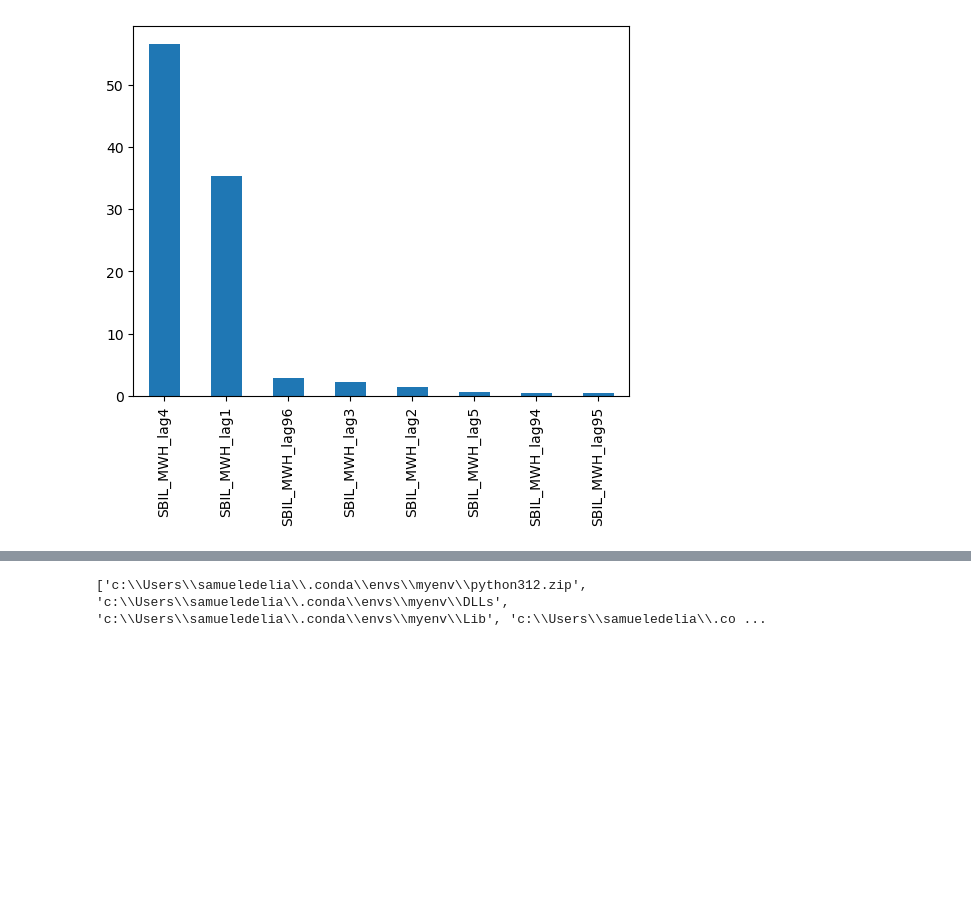
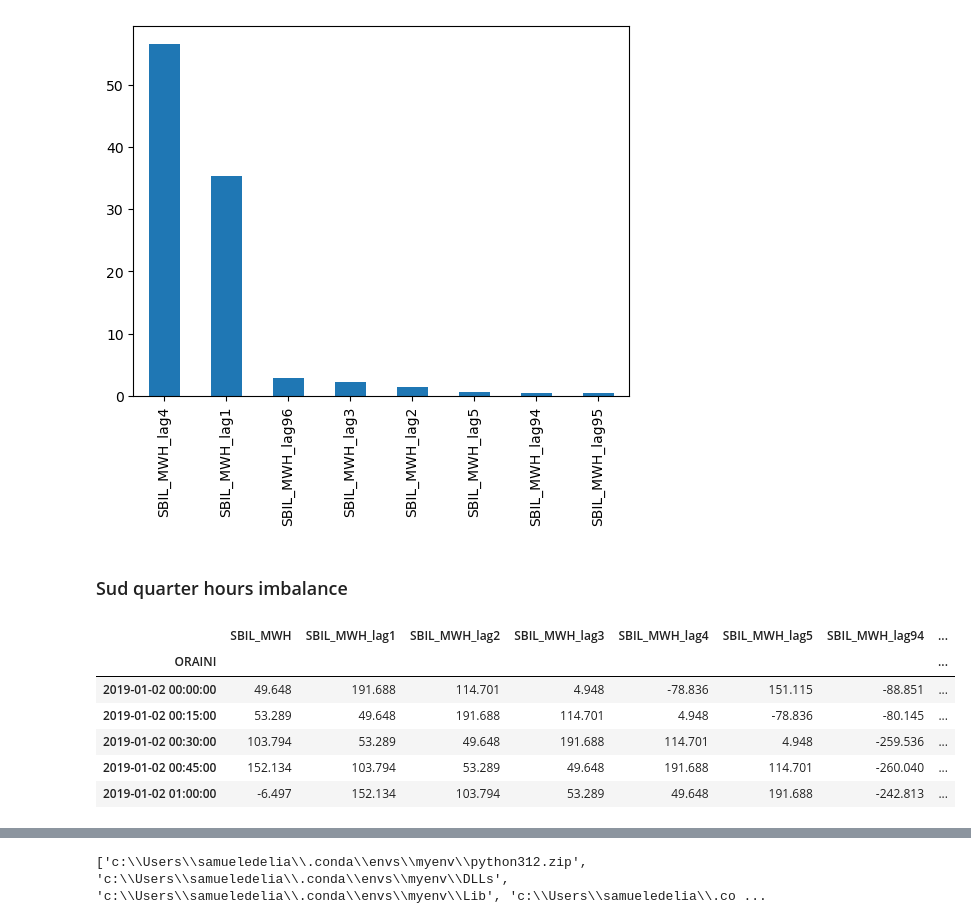
Before and after one commit to samueledelia/Italian-imbalance-forecasting, a Jupyter notebook: notebook/feature_selection.ipynb, the cells around one changed output, grey strips where cells are left out. Drawn from its saved outputs; the diff is of its cells as text; code cells hidden in the pictures; blank space fills up the shorter version.

```diff
--- a/notebook/feature_selection.ipynb
+++ b/notebook/feature_selection.ipynb
@@ -94,3 +96,20 @@ feature_importance.importance.nlargest(15).plot(kind="bar")
 plt.show()
 # %% [output]
 [figure]
+# %% [markdown]
+<h3> Sud quarter hours imbalance </h3>
+# %%
+import sys
+import os
+import pandas as pd
+import numpy as np
+
+# Add the source directory to the system path
+sys.path.append(os.path.abspath('../src'))
+from open_data import fetch_db_table_sqlserver16
+import matplotlib.pyplot as plt
+
+# SQL query to fetch data
+sql_query = "SELECT * FROM TERNA_SUNSET_SEGNO_QH"
+qh = fetch_db_table_sqlserver16(sql=sql_query, verbose=False)
+qh = qh.sort_values(by='ORAINI')
@@ -96,0 +125,24 @@ plt.show()
+# %%
+lags = [-x for x in range(1, 6)]
+lags.extend([-x for x in range(94, 97)])
+
+# Create a new DataFrame with SBIL_MWH and its lagged values
+df_sbil_lagged = pd.DataFrame(qh_sud['SBIL_MWH'])
+
+# Add lagged columns
+for lag in lags:
+    df_sbil_lagged[f'SBIL_MWH_lag{abs(lag)}'] = df_sbil_lagged['SBIL_MWH'].shift(-lag)
+
+# Drop rows with NaN values due to shifting
+df_sbil_lagged.dropna(inplace=True)
+
+# Display the resulting DataFrame
+df_sbil_lagged.head()
+# %% [output]
+|  | SBIL_MWH | SBIL_MWH_lag1 | SBIL_MWH_lag2 | SBIL_MWH_lag3 | SBIL_MWH_lag4 | SBIL_MWH_lag5 | SBIL_MWH_lag94 | ... |
+| ORAINI |  |  |  |  |  |  |  | ... |
+| 2019-01-02 00:00:00 | 49.648 | 191.688 | 114.701 | 4.948 | -78.836 | 151.115 | -88.851 | ... |
+| 2019-01-02 00:15:00 | 53.289 | 49.648 | 191.688 | 114.701 | 4.948 | -78.836 | -80.145 | ... |
+| 2019-01-02 00:30:00 | 103.794 | 53.289 | 49.648 | 191.688 | 114.701 | 4.948 | -259.536 | ... |
+| 2019-01-02 00:45:00 | 152.134 | 103.794 | 53.289 | 49.648 | 191.688 | 114.701 | -260.040 | ... |
+| 2019-01-02 01:00:00 | -6.497 | 152.134 | 103.794 | 53.289 | 49.648 | 191.688 | -242.813 | ... |
```
Also changed, not shown: parts of 10 cells of this notebook, 8 other files.
